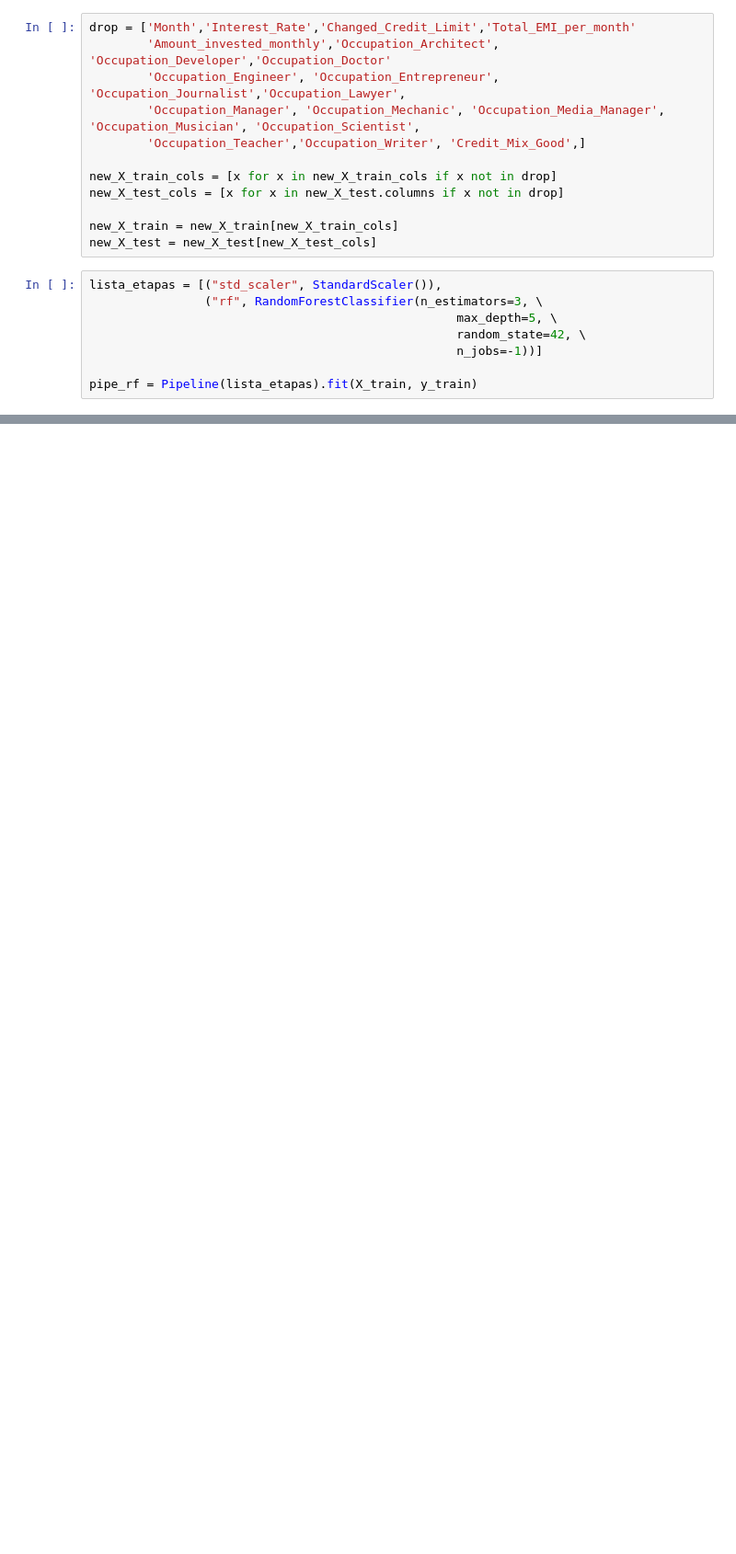
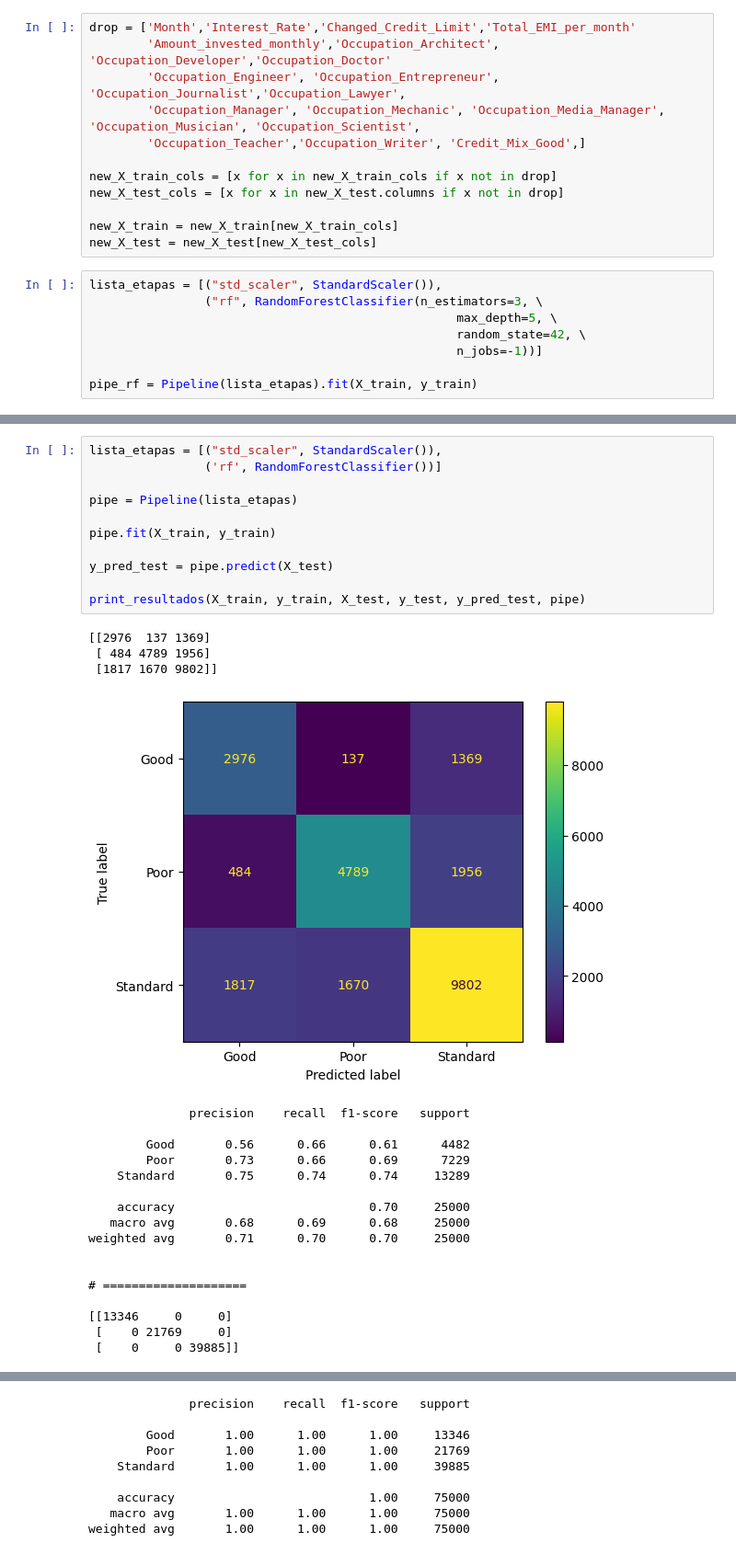
Before and after one commit to jpdefo/Credit-Score-Analysis, a Jupyter notebook: credit_score.ipynb, the cells around one changed output, grey strips where cells are left out. Shown at 92% size. Saved outputs shown, nothing was run; the diff lists cells and outputs as text; blank space fills up the shorter version.

```diff
--- a/credit_score.ipynb
+++ b/credit_score.ipynb
@@ -2379,0 +2470,32 @@ KeyboardInterrupt:
+# %%
+lista_etapas = [("std_scaler", StandardScaler()),
+                ('rf', RandomForestClassifier())]
+
+pipe = Pipeline(lista_etapas)
+
+pipe.fit(X_train, y_train)
+
+y_pred_test = pipe.predict(X_test)
+
+print_resultados(X_train, y_train, X_test, y_test, y_pred_test, pipe)
+# %% [output]
+[[2976  137 1369]
+ [ 484 4789 1956]
+ [1817 1670 9802]]
+[figure, added]
+              precision    recall  f1-score   support
+
+        Good       0.56      0.66      0.61      4482
+        Poor       0.73      0.66      0.69      7229
+    Standard       0.75      0.74      0.74     13289
+
+    accuracy                           0.70     25000
+   macro avg       0.68      0.69      0.68     25000
+weighted avg       0.71      0.70      0.70     25000
+
+
+# ====================
+
+[[13346     0     0]
+ [    0 21769     0]
+ [    0     0 39885]]
@@ -2379,0 +2503,9 @@ KeyboardInterrupt:
+              precision    recall  f1-score   support
+
+        Good       1.00      1.00      1.00     13346
+        Poor       1.00      1.00      1.00     21769
+    Standard       1.00      1.00      1.00     39885
+
+    accuracy                           1.00     75000
+   macro avg       1.00      1.00      1.00     75000
+weighted avg       1.00      1.00      1.00     75000
```
Also changed, not shown: parts of 29 cells of this notebook.
